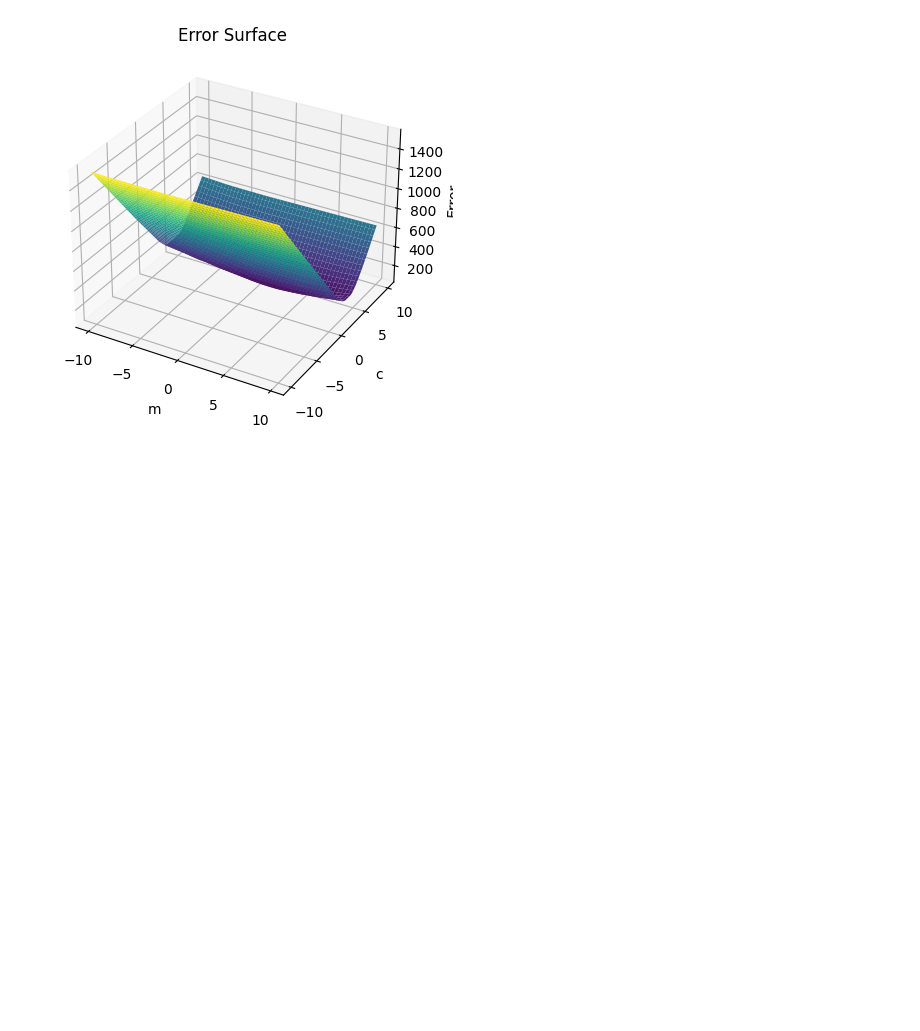
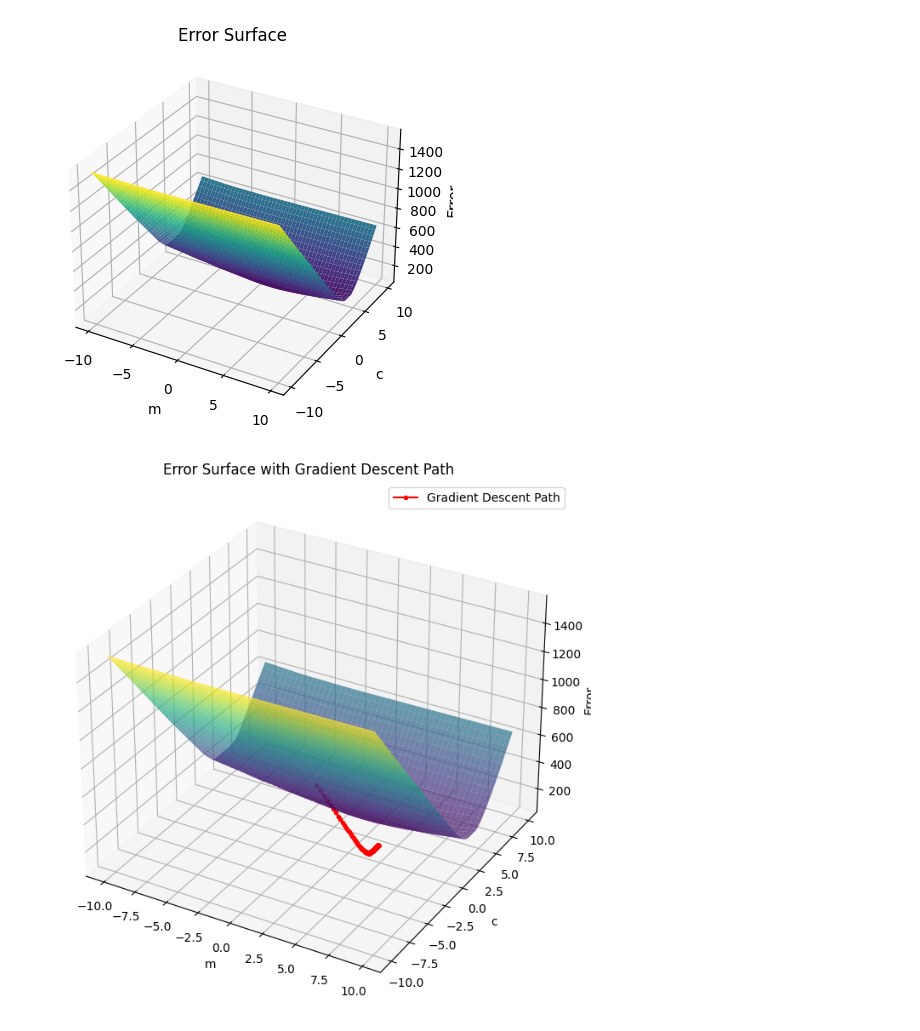
Before and after one commit to nandhu-44/Cusat-RegressionAnalysis-Lab, a Jupyter notebook: ErrorSurface/ErrorSurface.ipynb, the cells around one changed output. Saved outputs shown, nothing was run; the diff lists cells and outputs as text; code cells hidden in the pictures; blank space fills up the shorter version.

```diff
--- a/ErrorSurface/ErrorSurface.ipynb
+++ b/ErrorSurface/ErrorSurface.ipynb
@@ -48,0 +52,87 @@ plt.show()
+# %%
+import pandas as pd
+import numpy as np
+import matplotlib.pyplot as plt
+from mpl_toolkits.mplot3d import Axes3D
+
+# Load the dataset
+df = pd.read_csv("./excel-generated.csv")
+X = df['X']
+Y = df['Y']
+
+# Create grid of m and c values
+m_range = np.arange(-10, 10, 0.1)
+c_range = np.arange(-10, 10, 0.1)
+
+# Compute error for each pair of m and c
+mc_set = [(m, c) for m in m_range for c in c_range]
+errors = np.zeros(len(mc_set))
+
+for index, (m, c) in enumerate(mc_set):
+    predicted_y = m * X + c
+    error = np.sum(np.abs(Y - predicted_y))
+    errors[index] = error
+
+# Reshape the error matrix
+errors = errors.reshape(len(m_range), len(c_range))
+
+# Create a meshgrid for m and c values
+M, C = np.meshgrid(m_range, c_range)
+
+# 3D Plot for the error surface
+fig = plt.figure(figsize=(12, 8))
+ax = fig.add_subplot(111, projection='3d')
+ax.plot_surface(M, C, errors, cmap='viridis', alpha=0.7)
+
+# Labels for axes
+ax.set_xlabel('m')
+ax.set_ylabel('c')
+ax.set_zlabel('Error')
+plt.title('Error Surface with Gradient Descent Path')
+
+# Gradient Descent
+learning_rate = 0.001
+iterations = 1000
+m = 0  # Initial m
+c = 0  # Initial c
+n = float(len(X))  # Number of data points
+
+# Store values of m, c, and error for plotting the descent path
+m_history = []
+c_history = []
+error_history = []
+
+for i in range(iterations):
+    predicted_y = m * X + c
+    error = np.sum(np.abs(Y - predicted_y))
+
+    # Store m, c, and error values
+    m_history.append(m)
+    c_history.append(c)
+    error_history.append(error)
+
+    # Compute gradients for m and c
+    m_grad = -(2/n) * np.sum((Y - predicted_y) * X)
+    c_grad = -(2/n) * np.sum(Y - predicted_y)
+
+    # Update m and c
+    m = m - learning_rate * m_grad
+    c = c - learning_rate * c_grad
+
+# Plot the gradient descent path
+ax.plot(m_history, c_history, error_history, color='red', marker='o', markersize=3, label='Gradient Descent Path')
+
+ax.legend()
+plt.show()
+
+# Final plot with the best fit line
+plt.figure(figsize=(10, 6))
+plt.scatter(X, Y, color='blue', label='Data Points')
+plt.plot(X, m * X + c, color='red', label=f'Best Fit Line: Y = {m:.2f}X + {c:.2f}')
+plt.title('Best Fit Line using Gradient Descent')
+plt.xlabel('X')
+plt.ylabel('Y')
+plt.legend()
+plt.show()
+# %% [output]
+[figure, added]
```
Also changed, not shown: parts of 2 cells of this notebook.
